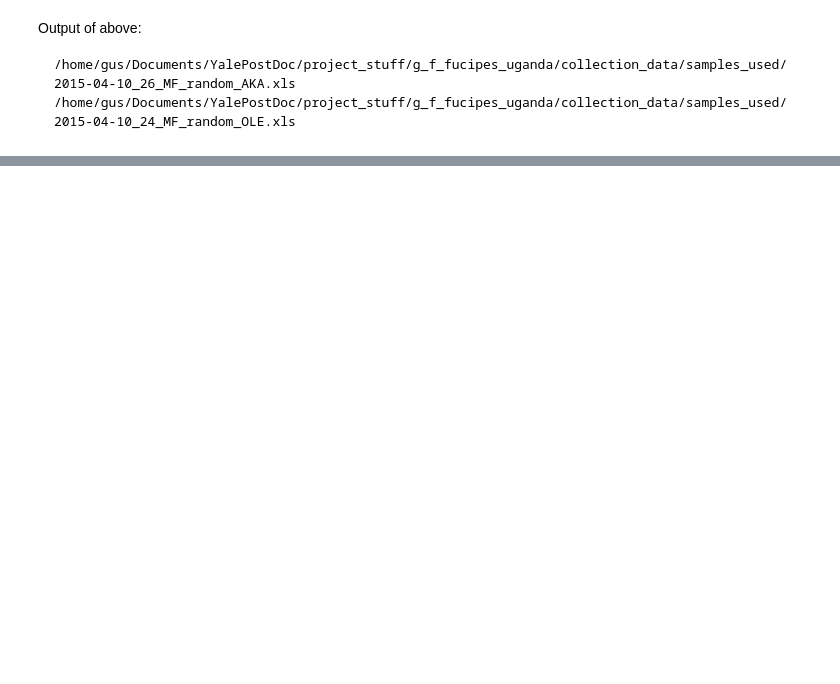
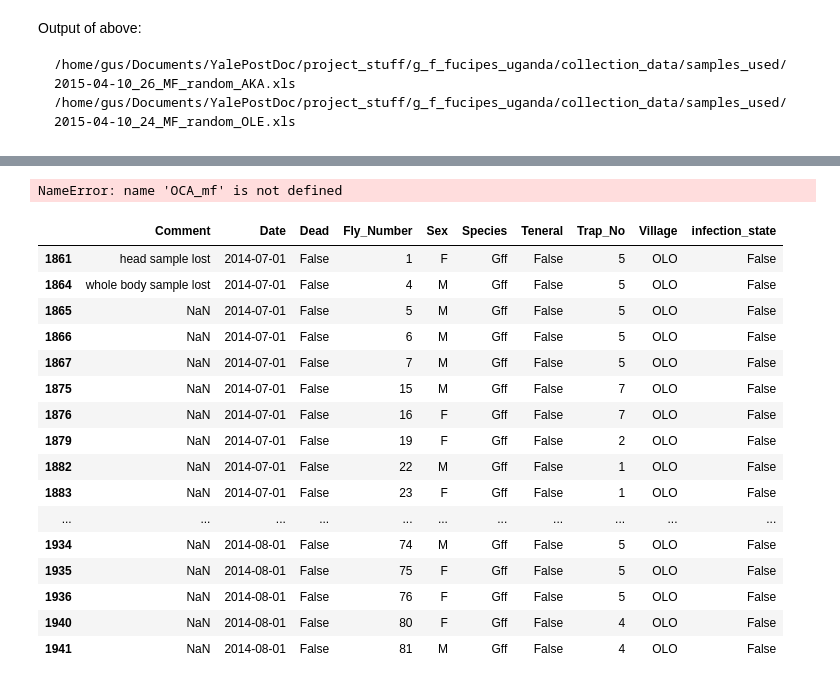
Before and after one commit to xguse/ipy_notebooks, a Jupyter notebook: YALE/g_f_fuscipes_general/2015-03-18_g_f_fuscipes_pandas_database.ipynb, the cells around one changed output, grey strips where cells are left out. Cells and saved outputs as stored; diff of their text form; code cells hidden in the pictures; blank space fills up the shorter version.

```diff
--- a/YALE/g_f_fuscipes_general/2015-03-18_g_f_fuscipes_pandas_database.ipynb
+++ b/YALE/g_f_fuscipes_general/2015-03-18_g_f_fuscipes_pandas_database.ipynb
@@ -760,0 +827,39 @@ Output of above:
+# %%
+drop_columns = ['Hunger_stage','Kept_in','Wing_fray','midgut','prob','sal_gland','workbook','worksheet']
+
+# AIN_mf = AIN_mf.sort(columns='Fly_Number', axis=0, ascending=True, inplace=False, kind='quicksort', na_position='last')
+# AIN_mf = AIN_mf.sort(columns='Date', axis=0, ascending=True, inplace=False, kind='quicksort', na_position='last')
+# AIN_mf.drop(drop_columns, axis=1, inplace=True)
+# #
+OLO_mf = OLO_mf.sort(columns='Fly_Number', axis=0, ascending=True, inplace=False, kind='quicksort', na_position='last')
+OLO_mf = OLO_mf.sort(columns='Date', axis=0, ascending=True, inplace=False, kind='quicksort', na_position='last')
+OLO_mf.drop(drop_columns, axis=1, inplace=True)
+# #
+# LAG_mf = LAG_mf.sort(columns='Fly_Number', axis=0, ascending=True, inplace=False, kind='quicksort', na_position='last')
+# LAG_mf = LAG_mf.sort(columns='Date', axis=0, ascending=True, inplace=False, kind='quicksort', na_position='last')
+# LAG_mf.drop(drop_columns, axis=1, inplace=True)
+# #
+# BOL_mf = BOL_mf.sort(columns='Fly_Number', axis=0, ascending=True, inplace=False, kind='quicksort', na_position='last')
+# BOL_mf = BOL_mf.sort(columns='Date', axis=0, ascending=True, inplace=False, kind='quicksort', na_position='last')
+# BOL_mf.drop(drop_columns, axis=1, inplace=True)
+# #
+# KIL_mf = KIL_mf.sort(columns='Fly_Number', axis=0, ascending=True, inplace=False, kind='quicksort', na_position='last')
+# KIL_mf = KIL_mf.sort(columns='Date', axis=0, ascending=True, inplace=False, kind='quicksort', na_position='last')
+# KIL_mf.drop(drop_columns, axis=1, inplace=True)
+# #
+# # TEO_mf = TEO_mf.sort(columns='Fly_Number', axis=0, ascending=True, inplace=False, kind='quicksort', na_position='last')
+# # TEO_mf = TEO_mf.sort(columns='Date', axis=0, ascending=True, inplace=False, kind='quicksort', na_position='last')
+# # TEO_mf.drop(drop_columns, axis=1, inplace=True)
+# #
+# OCA_mf = OCA_mf.sort(columns='Fly_Number', axis=0, ascending=True, inplace=False, kind='quicksort', na_position='last')
+# OCA_mf = OCA_mf.sort(columns='Date', axis=0, ascending=True, inplace=False, kind='quicksort', na_position='last')
+# OCA_mf.drop(drop_columns, axis=1, inplace=True)
+# #
+# ABO_mf = ABO_mf.sort(columns='Fly_Number', axis=0, ascending=True, inplace=False, kind='quicksort', na_position='last')
+# ABO_mf = ABO_mf.sort(columns='Date', axis=0, ascending=True, inplace=False, kind='quicksort', na_position='last')
+# ABO_mf.drop(drop_columns, axis=1, inplace=True)
+# #
+# # OCL_mf = OCL_mf.sort(columns='Fly_Number', axis=0, ascending=True, inplace=False, kind='quicksort', na_position='last')
+# # OCL_mf = OCL_mf.sort(columns='Date', axis=0, ascending=True, inplace=False, kind='quicksort', na_position='last')
+# # OCL_mf.drop(drop_columns, axis=1, inplace=True)
+# #
@@ -760,0 +889,28 @@ Output of above:
+# %%
+OCA_mf = OCA_mf.sort(columns='Fly_Number', axis=0, ascending=True, inplace=False, kind='quicksort', na_position='last')
+OCA_mf = OCA_mf.sort(columns='Date', axis=0, ascending=True, inplace=False, kind='quicksort', na_position='last')
+OCA_mf
+# %% [output]
+NameError: name 'OCA_mf' is not defined
+# %%
+OLO_mf = OLO_mf.sort(columns='Fly_Number', axis=0, ascending=True, inplace=False, kind='quicksort', na_position='last')
+# OLO_mf = OLO_mf.sort(columns='Date', axis=0, ascending=True, inplace=False, kind='quicksort', na_position='last')
+OLO_mf
+# %% [output]
+|  | Comment | Date | Dead | Fly_Number | Sex | Species | Teneral | Trap_No | Village | infection_state |
+| 1861 | head sample lost | 2014-07-01 | False | 1 | F | Gff | False | 5 | OLO | False |
+| 1864 | whole body sample lost | 2014-07-01 | False | 4 | M | Gff | False | 5 | OLO | False |
+| 1865 | NaN | 2014-07-01 | False | 5 | M | Gff | False | 5 | OLO | False |
+| 1866 | NaN | 2014-07-01 | False | 6 | M | Gff | False | 5 | OLO | False |
+| 1867 | NaN | 2014-07-01 | False | 7 | M | Gff | False | 5 | OLO | False |
+| 1875 | NaN | 2014-07-01 | False | 15 | M | Gff | False | 7 | OLO | False |
+| 1876 | NaN | 2014-07-01 | False | 16 | F | Gff | False | 7 | OLO | False |
+| 1879 | NaN | 2014-07-01 | False | 19 | F | Gff | False | 2 | OLO | False |
+| 1882 | NaN | 2014-07-01 | False | 22 | M | Gff | False | 1 | OLO | False |
+| 1883 | NaN | 2014-07-01 | False | 23 | F | Gff | False | 1 | OLO | False |
+| ... | ... | ... | ... | ... | ... | ... | ... | ... | ... | ... |
+| 1934 | NaN | 2014-08-01 | False | 74 | M | Gff | False | 5 | OLO | False |
+| 1935 | NaN | 2014-08-01 | False | 75 | F | Gff | False | 5 | OLO | False |
+| 1936 | NaN | 2014-08-01 | False | 76 | F | Gff | False | 5 | OLO | False |
+| 1940 | NaN | 2014-08-01 | False | 80 | F | Gff | False | 4 | OLO | False |
+| 1941 | NaN | 2014-08-01 | False | 81 | M | Gff | False | 4 | OLO | False |
```
Also changed, not shown: parts of 15 cells of this notebook, 4 other files.
